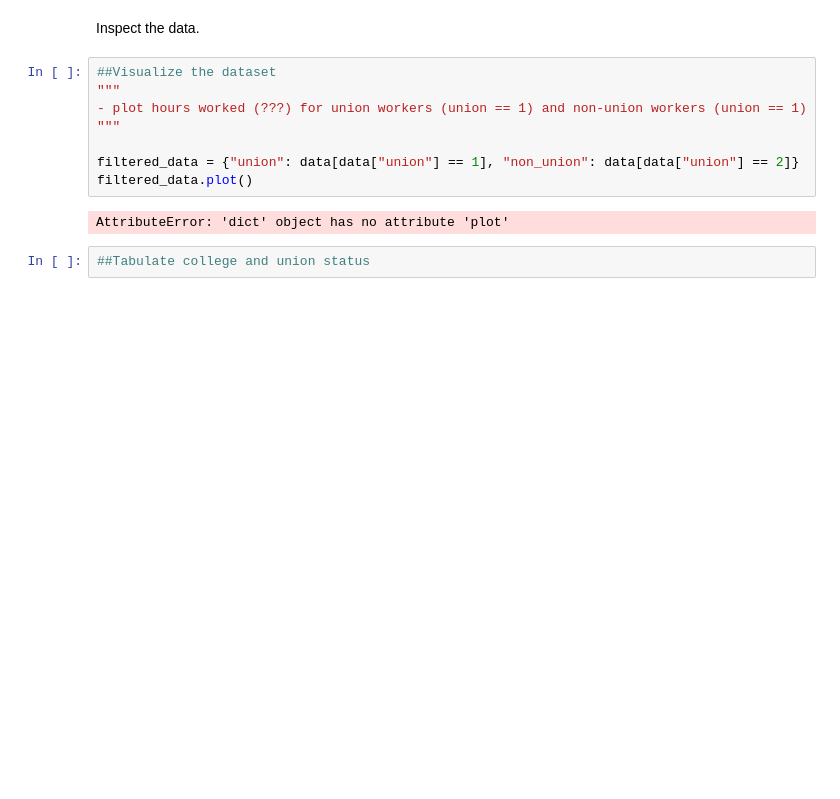
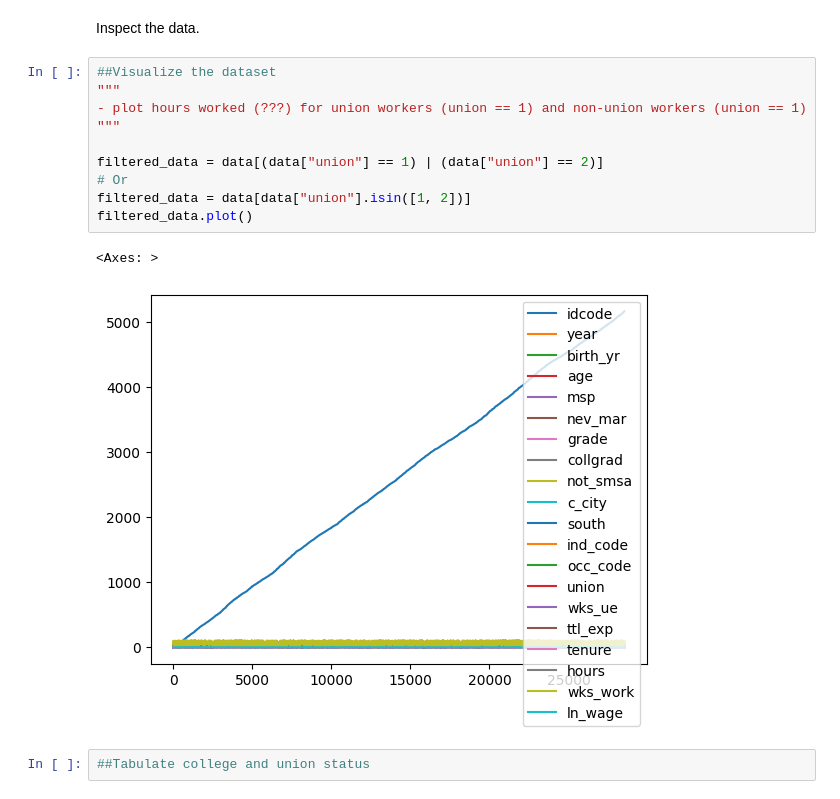
Before and after one commit to mauruswollensak/robot_judge_2023, a Jupyter notebook: homeworks/HW02.ipynb, the cells around one changed output. Saved outputs shown, nothing was run; the diff lists cells and outputs as text; blank space fills up the shorter version.

```diff
--- a/homeworks/HW02.ipynb
+++ b/homeworks/HW02.ipynb
@@ -48,13 +48,16 @@ Inspect the data.
 # %%
 ##Visualize the dataset
 """
 - plot hours worked (???) for union workers (union == 1) and non-union workers (union == 1)
 """
 
-filtered_data = {"union": data[data["union"] == 1], "non_union": data[data["union"] == 2]}
+filtered_data = data[(data["union"] == 1) | (data["union"] == 2)]
+# Or
+filtered_data = data[data["union"].isin([1, 2])]
 filtered_data.plot()
 # %% [output]
-AttributeError: 'dict' object has no attribute 'plot'
+<Axes: >
+[figure, added]
 # %%
 ##Tabulate college and union status
 # %%
```
